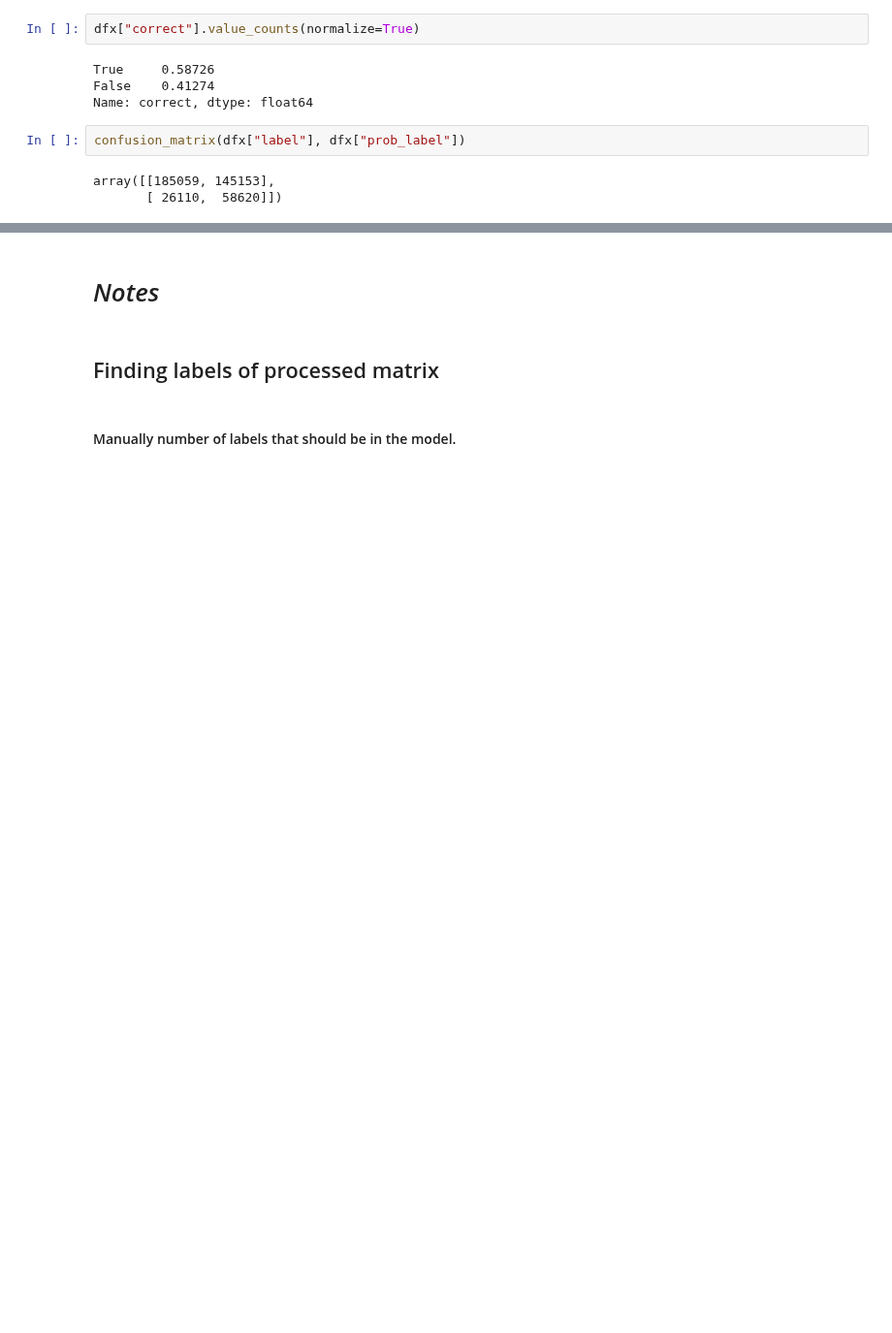
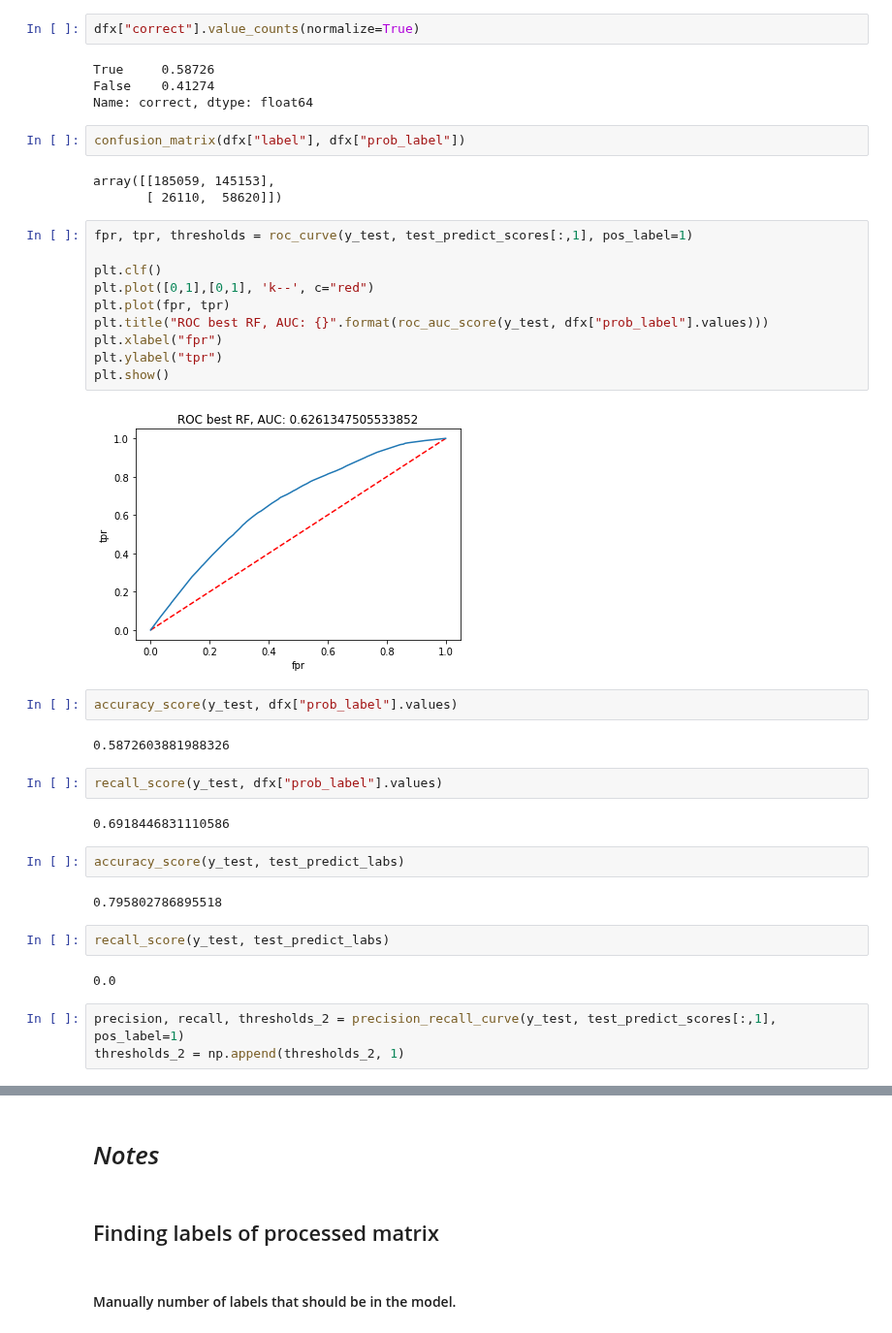
Before and after one commit to robperch/intro_to_ds_project, a Jupyter notebook: notebooks/Rob/Rob_sandbox.ipynb, the cells around one changed output, grey strips where cells are left out. Shown at 97% size. Drawn from its saved outputs; the diff is of its cells as text; blank space fills up the shorter version.

```diff
--- a/notebooks/Rob/Rob_sandbox.ipynb
+++ b/notebooks/Rob/Rob_sandbox.ipynb
@@ -431,3 +487,34 @@ confusion_matrix(dfx["label"], dfx["prob_label"])
 # %% [output]
 array([[185059, 145153],
        [ 26110,  58620]])
+# %%
+fpr, tpr, thresholds = roc_curve(y_test, test_predict_scores[:,1], pos_label=1)
+
+plt.clf()
+plt.plot([0,1],[0,1], 'k--', c="red")
+plt.plot(fpr, tpr)
+plt.title("ROC best RF, AUC: {}".format(roc_auc_score(y_test, dfx["prob_label"].values)))
+plt.xlabel("fpr")
+plt.ylabel("tpr")
+plt.show()
+# %% [output]
+[figure, added]
+# %%
+accuracy_score(y_test, dfx["prob_label"].values)
+# %% [output]
+0.5872603881988326
+# %%
+recall_score(y_test, dfx["prob_label"].values)
+# %% [output]
+0.6918446831110586
+# %%
+accuracy_score(y_test, test_predict_labs)
+# %% [output]
+0.795802786895518
+# %%
+recall_score(y_test, test_predict_labs)
+# %% [output]
+0.0
+# %%
+precision, recall, thresholds_2 = precision_recall_curve(y_test, test_predict_scores[:,1], pos_label=1)
+thresholds_2 = np.append(thresholds_2, 1)
```
Also changed, not shown: parts of 13 cells of this notebook, 4 other files.
